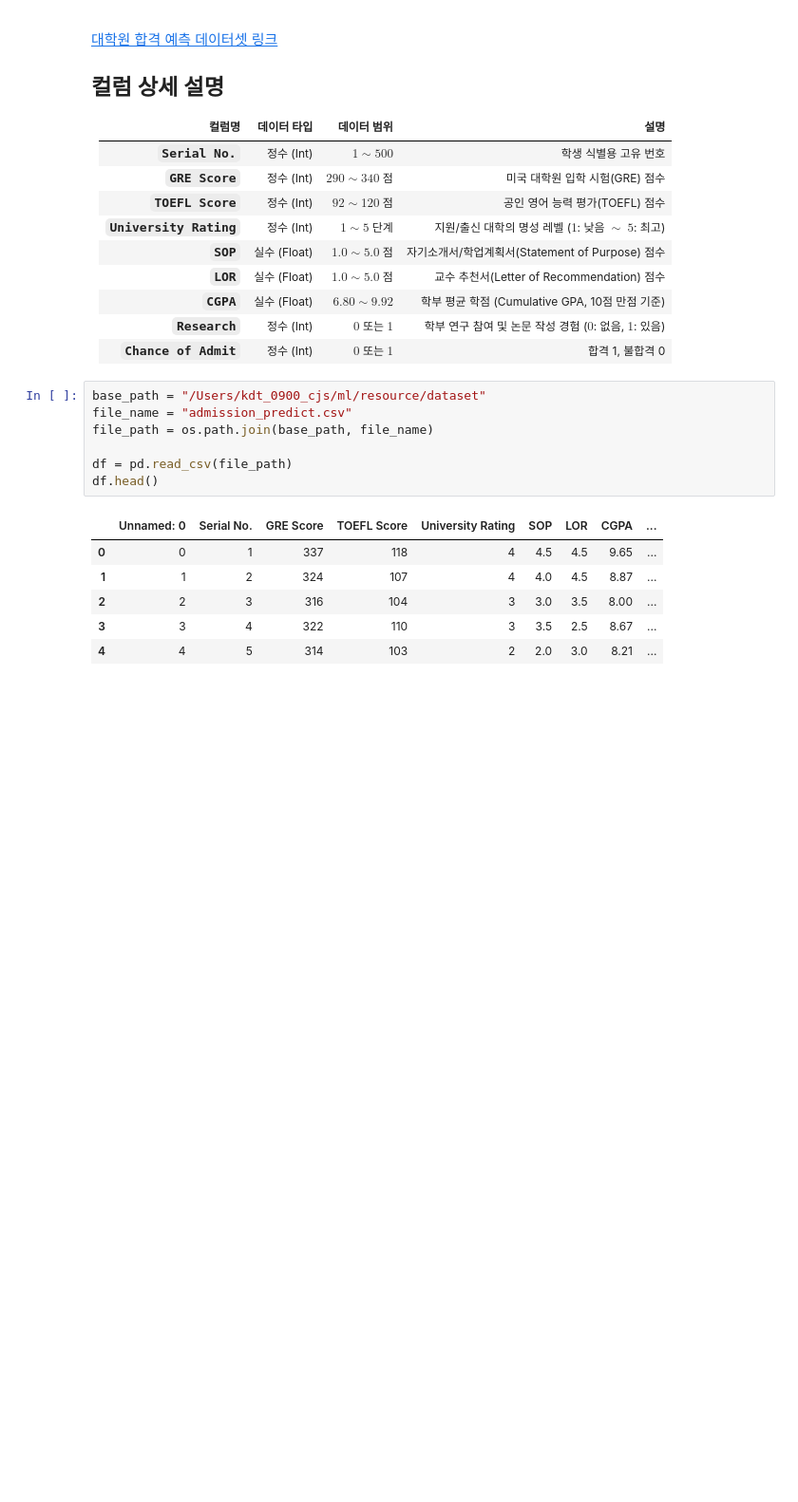
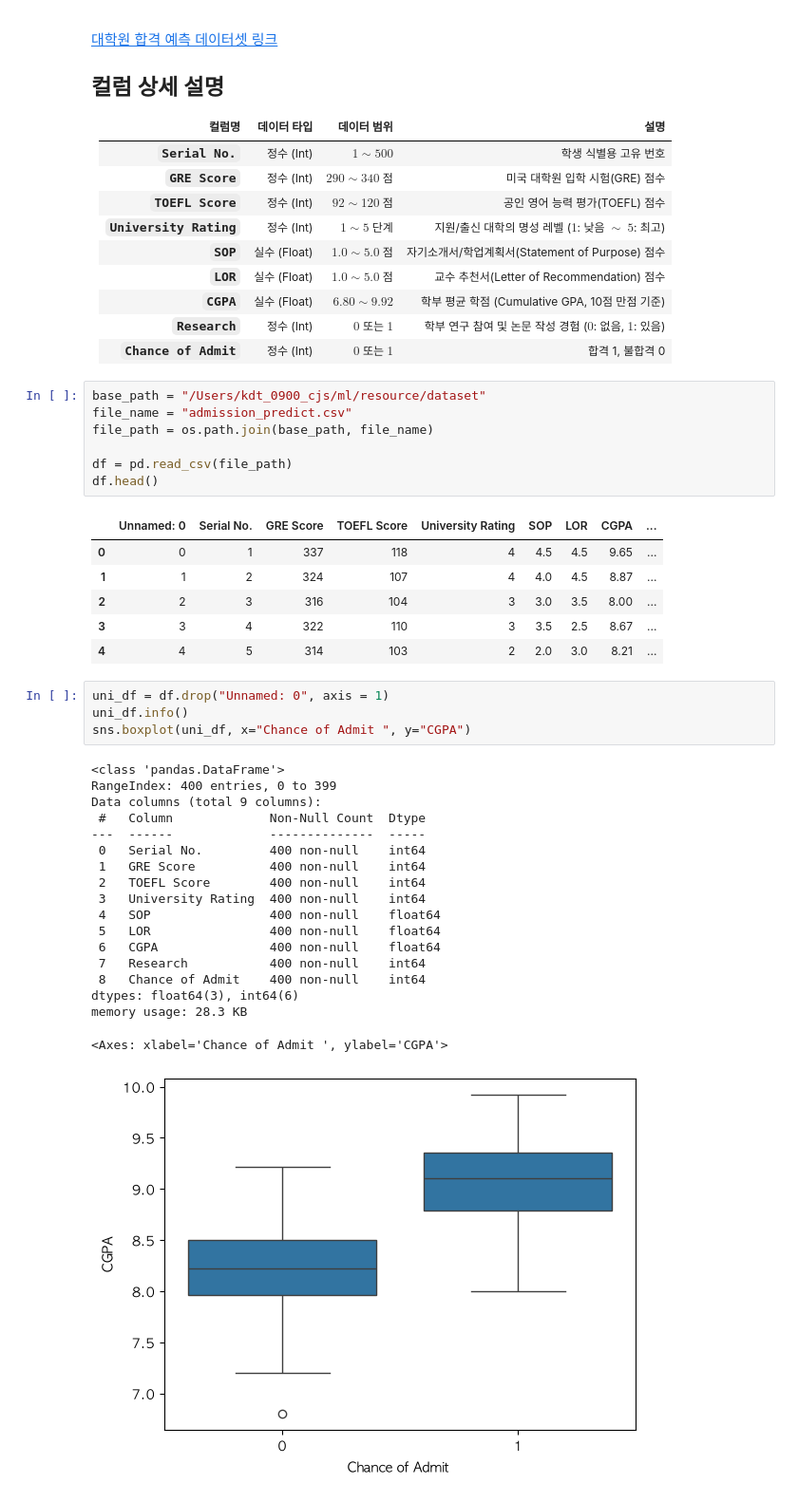
Before and after one commit to chaejinseong/kdt_study, a Jupyter notebook: ml/workspace/7. LinearRegression, LogisticRegression(선형회귀, 이진분류).ipynb, the cells around one changed output. Shown at 95% size. Drawn from its saved outputs; the diff is of its cells as text; blank space fills up the shorter version.

```diff
--- a/ml/workspace/7. LinearRegression, LogisticRegression(선형회귀, 이진분류).ipynb
+++ b/ml/workspace/7. LinearRegression, LogisticRegression(선형회귀, 이진분류).ipynb
@@ -287,3 +287,26 @@ df.head()
 | 2 | 2 | 3 | 316 | 104 | 3 | 3.0 | 3.5 | 8.00 | ... |
 | 3 | 3 | 4 | 322 | 110 | 3 | 3.5 | 2.5 | 8.67 | ... |
 | 4 | 4 | 5 | 314 | 103 | 2 | 2.0 | 3.0 | 8.21 | ... |
+# %%
+uni_df = df.drop("Unnamed: 0", axis = 1)
+uni_df.info()
+sns.boxplot(uni_df, x="Chance of Admit ", y="CGPA")
+# %% [output]
+<class 'pandas.DataFrame'>
+RangeIndex: 400 entries, 0 to 399
+Data columns (total 9 columns):
+ #   Column             Non-Null Count  Dtype
+---  ------             --------------  -----
+ 0   Serial No.         400 non-null    int64
+ 1   GRE Score          400 non-null    int64
+ 2   TOEFL Score        400 non-null    int64
+ 3   University Rating  400 non-null    int64
+ 4   SOP                400 non-null    float64
+ 5   LOR                400 non-null    float64
+ 6   CGPA               400 non-null    float64
+ 7   Research           400 non-null    int64
+ 8   Chance of Admit    400 non-null    int64
+dtypes: float64(3), int64(6)
+memory usage: 28.3 KB
+<Axes: xlabel='Chance of Admit ', ylabel='CGPA'>
+[figure, added]
```
Also changed, not shown: parts of 41 cells of this notebook, 1 other file.
